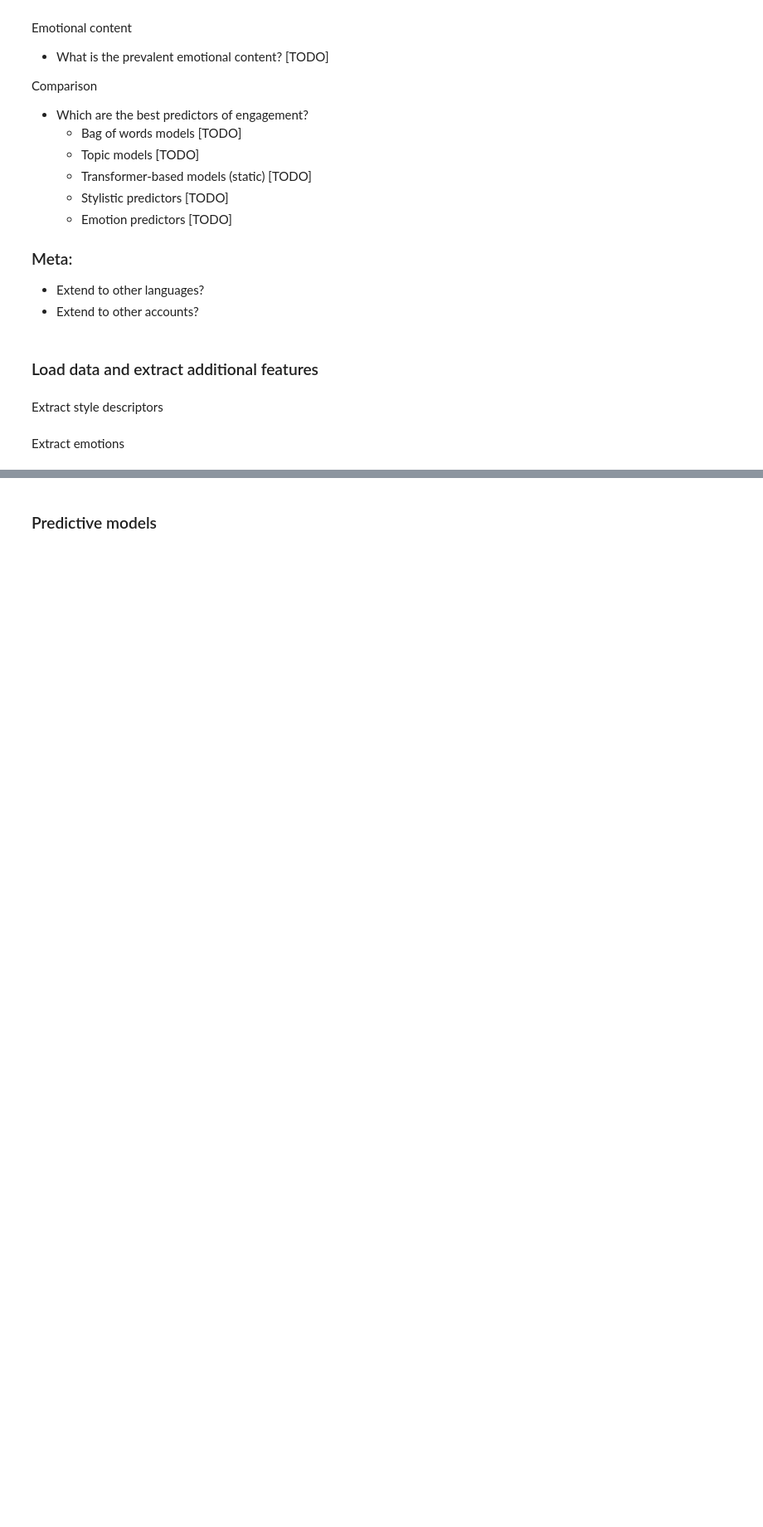
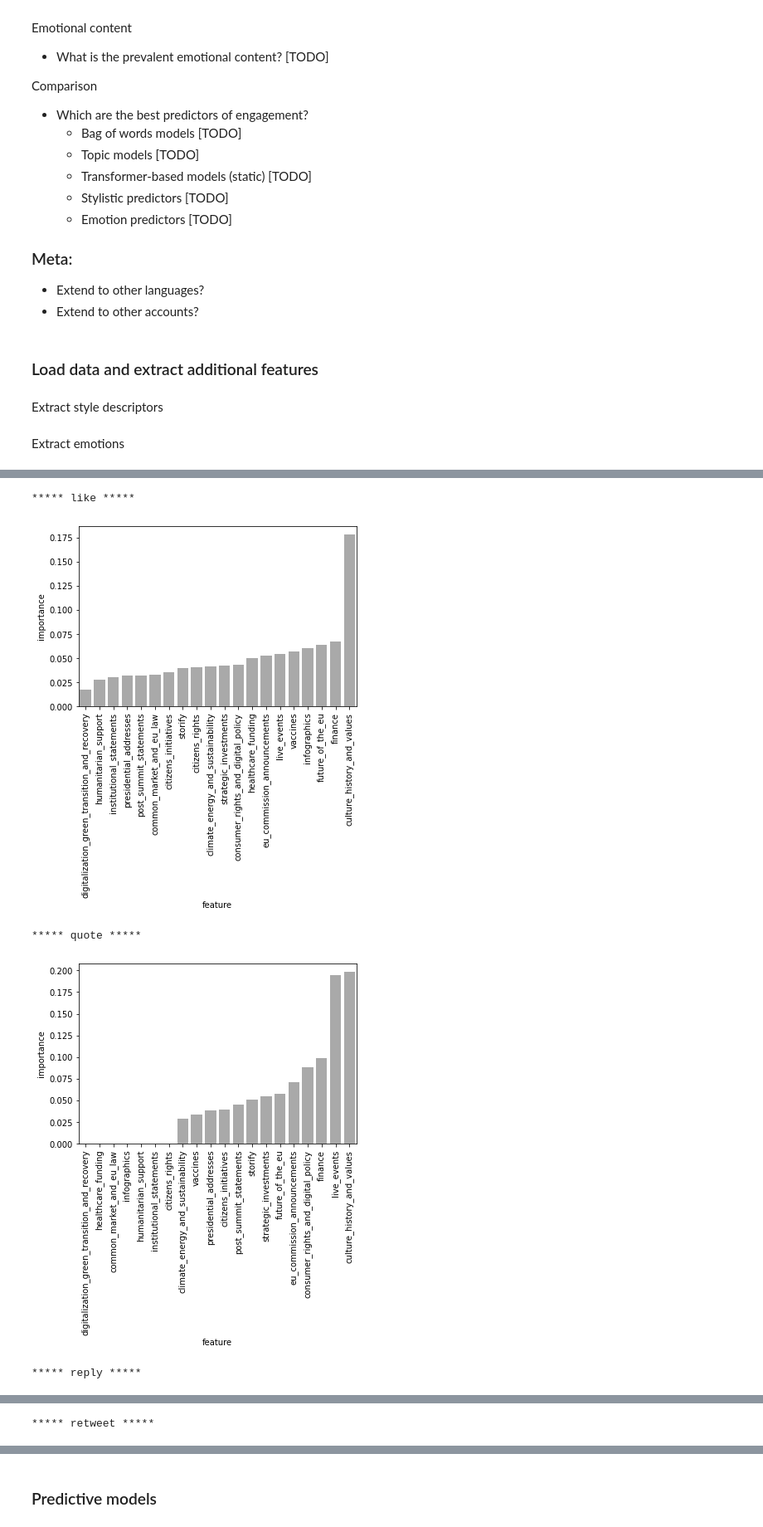
Before and after one commit to rbroc/eucomm-twitter, a Jupyter notebook: simple_analysis.ipynb, the cells around one changed output, grey strips where cells are left out. Shown at 83% size. Saved outputs shown, nothing was run; the diff lists cells and outputs as text; code cells hidden in the pictures; blank space fills up the shorter version.

```diff
--- a/simple_analysis.ipynb
+++ b/simple_analysis.ipynb
@@ -117,0 +231,32 @@ topic_20d.shape
+# %%
+import pickle as pkl
+import xgboost
+with xgboost.config_context(verbosity=0):
+    for metric in ['like', 'quote', 'reply', 'retweet']:
+        print(f'***** {metric} *****')
+        fnames = glob.glob(f'logs/metrics/{metric}_count/{metric}_count_topic*.pkl')
+        for m in fnames:
+            model = pkl.load(open(m, 'rb'))
+            if 'topic' in m:
+                feature_names = topic_col
+            else:
+                bow_nr = m.split('_')[-1].split('.')[0]
+                tokenizer = pkl.load(open(f'logs/metrics/{metric}_count/tokenizer_bow-{bow_nr}.pkl',
+                                          'rb'))
+                feature_names = tokenizer.index_word.values()
+            df = pd.DataFrame(zip(model.feature_importances_,
+                                  feature_names),
+                              columns=['importance', 'feature'])
+            df = df.sort_values(by='importance')
+            if not 'topic' in m:
+                df = df.tail(n=50)
+                fig, ax = plt.subplots(figsize=(20,4))
+            sns.barplot(data=df, x='feature', y='importance', color='darkgrey')
+            plt.xticks(rotation=90)
+            plt.show()
+# %% [output]
+***** like *****
+[figure, added]
+***** quote *****
+[figure, added]
+***** reply *****
@@ -117,0 +264 @@ topic_20d.shape
+***** retweet *****
```
Also changed, not shown: parts of 29 cells of this notebook, 2 other files.
